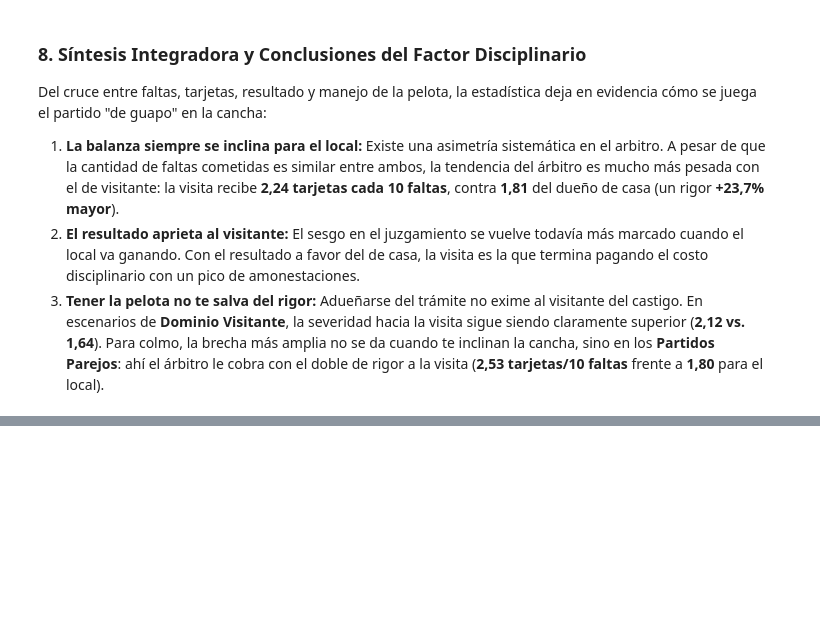
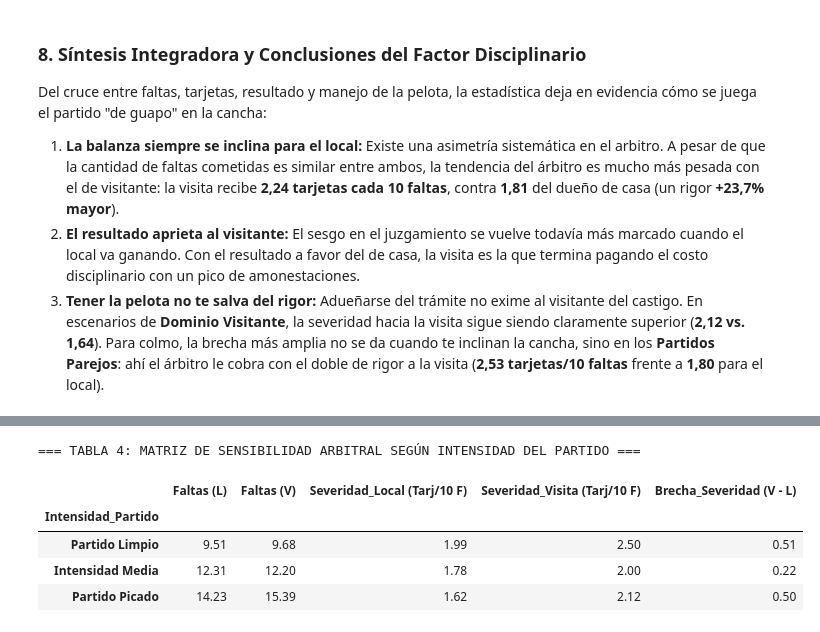
Before and after one commit to santiagoleguizamon10/TP-labo, a Jupyter notebook: notebooks/analisis_disciplina.ipynb, the cells around one changed output, grey strips where cells are left out. Cells and saved outputs as stored; diff of their text form; code cells hidden in the pictures; blank space fills up the shorter version.

```diff
--- a/notebooks/analisis_disciplina.ipynb
+++ b/notebooks/analisis_disciplina.ipynb
@@ -257,0 +271,39 @@ Del cruce entre faltas, tarjetas, resultado y manejo de la pelota, la estadísti
+# %%
+# 9. Matriz de Sensibilidad por Intensidad del Partido (Términos Criollos)
+
+# A) Creación de la variable de intensidad dividiendo el total de faltas en 3 tercios
+df['Total_Faltas_Partido'] = df['Faltas (L)'] + df['Faltas (V)']
+df['Intensidad_Partido'] = pd.qcut(
+    df['Total_Faltas_Partido'],
+    q=3,
+    labels=['Partido Limpio', 'Intensidad Media', 'Partido Picado']
+)
+
+# B) Agrupamiento para calcular los promedios de severidad según la temperatura del partido
+matriz_intensidad = df.groupby('Intensidad_Partido', observed=False)[
+    ['Faltas (L)', 'Faltas (V)', 'Ratio_Tarj_Falta_L', 'Ratio_Tarj_Falta_V']
+].mean()
+
+# C) Conversión a 'Tarjetas cada 10 Faltas'
+matriz_intensidad['Severidad_Local (Tarj/10 F)'] = matriz_intensidad['Ratio_Tarj_Falta_L'] * 10
+matriz_intensidad['Severidad_Visita (Tarj/10 F)'] = matriz_intensidad['Ratio_Tarj_Falta_V'] * 10
+
+# D) Cálculo de la Brecha Disciplinaria
+matriz_intensidad['Brecha_Severidad (V - L)'] = (
+    matriz_intensidad['Severidad_Visita (Tarj/10 F)'] - matriz_intensidad['Severidad_Local (Tarj/10 F)']
+)
+
+# E) Despliegue de la Tabla 4 en pantalla
+print("=== TABLA 4: MATRIZ DE SENSIBILIDAD ARBITRAL SEGÚN INTENSIDAD DEL PARTIDO ===")
+display(matriz_intensidad[[
+    'Faltas (L)', 'Faltas (V)',
+    'Severidad_Local (Tarj/10 F)', 'Severidad_Visita (Tarj/10 F)',
+    'Brecha_Severidad (V - L)'
+]].round(2))
+# %% [output]
+=== TABLA 4: MATRIZ DE SENSIBILIDAD ARBITRAL SEGÚN INTENSIDAD DEL PARTIDO ===
+|  | Faltas (L) | Faltas (V) | Severidad_Local (Tarj/10 F) | Severidad_Visita (Tarj/10 F) | Brecha_Severidad (V - L) |
+| Intensidad_Partido |  |  |  |  |  |
+| Partido Limpio | 9.51 | 9.68 | 1.99 | 2.50 | 0.51 |
+| Intensidad Media | 12.31 | 12.20 | 1.78 | 2.00 | 0.22 |
+| Partido Picado | 14.23 | 15.39 | 1.62 | 2.12 | 0.50 |
```
Also changed, not shown: parts of 5 cells of this notebook.
